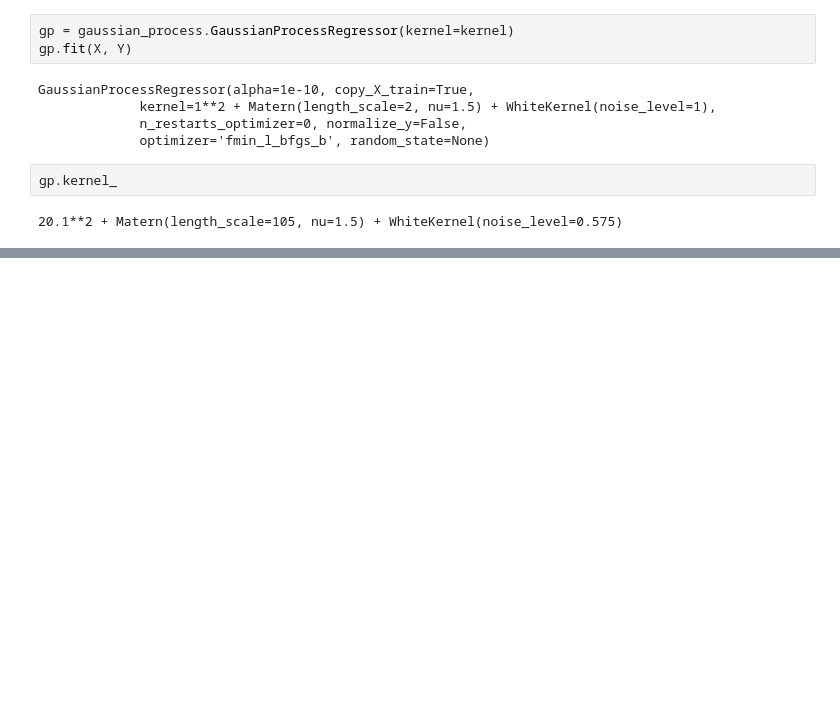
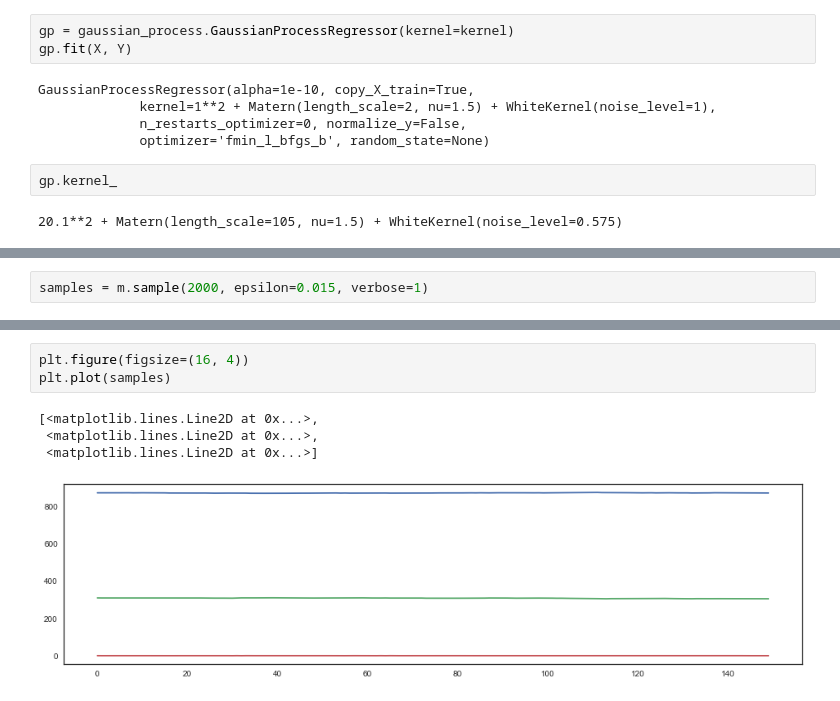
Before and after one commit to daveh19/foxy-predictor, a Jupyter notebook: models/Gaussian process.ipynb, the cells around one changed output, grey strips where cells are left out. Cells and saved outputs as stored; diff of their text form; blank space fills up the shorter version.

```diff
--- a/models/Gaussian process.ipynb
+++ b/models/Gaussian process.ipynb
@@ -84,0 +128,2 @@ array([ 36.29142123,  29.7119631 ,   8.40800001,   8.04596139,
+# %%
+samples = m.sample(2000, epsilon=0.015, verbose=1)
@@ -84,0 +151,8 @@ array([ 36.29142123,  29.7119631 ,   8.40800001,   8.04596139,
+# %%
+plt.figure(figsize=(16, 4))
+plt.plot(samples)
+# %% [output]
+[<matplotlib.lines.Line2D at 0x...>,
+ <matplotlib.lines.Line2D at 0x...>,
+ <matplotlib.lines.Line2D at 0x...>]
+[figure, added]
```
Also changed, not shown: parts of 15 cells of this notebook.
